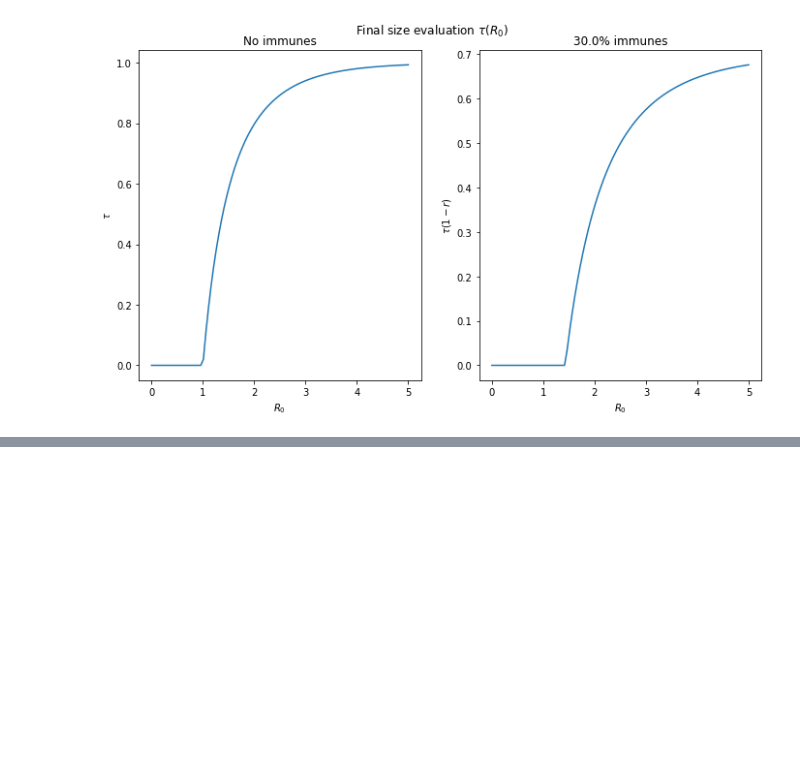
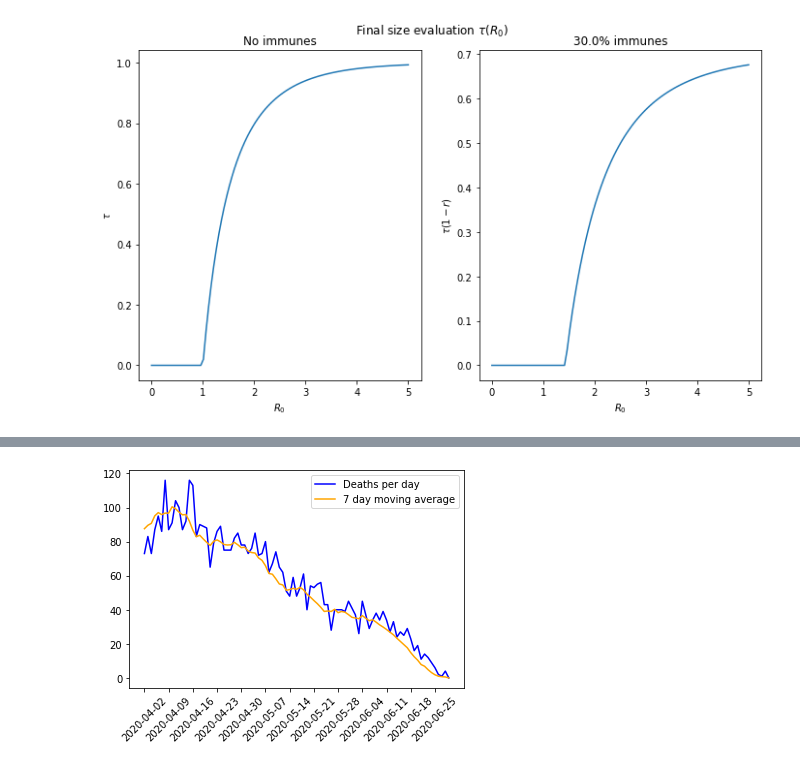
Before and after one commit to erostedt/MT3002-The-Mathematics-and-Statistics-of-Infectious-Disease-Outbreaks, a Jupyter notebook: Project1.ipynb, the cells around one changed output, grey strips where cells are left out. Saved outputs shown, nothing was run; the diff lists cells and outputs as text; code cells hidden in the pictures; blank space fills up the shorter version.

```diff
--- a/Project1.ipynb
+++ b/Project1.ipynb
@@ -180,0 +290,6 @@ print(lsq([0.004, 0.0012, 1/7, 30, 5], incidences))
+# %%
+# Exercise 4a) read from file and find total number of deaths during period.
+rep_triangle = pd.read_csv('rT-covid19-deaths-sweden (1).csv')
+print(rep_triangle)
+total_deaths = int(np.nansum(rep_triangle.loc[:, rep_triangle.columns != 'date'].to_numpy()))
+print('Total deaths:', total_deaths)
@@ -180,0 +314,7 @@ print(lsq([0.004, 0.0012, 1/7, 30, 5], incidences))
+# %%
+# Exercise 4b) part 1, find deaths per day.
+_daily_deaths = np.nansum(rep_triangle.loc[:, rep_triangle.columns != 'date'].to_numpy(), axis=1)
+_daily_deaths = pd.DataFrame(_daily_deaths.astype(int), columns=['deaths'])
+
+deaths_per_day = pd.concat([rep_triangle['date'], _daily_deaths], axis=1)
+print(deaths_per_day)
@@ -180,0 +336,22 @@ print(lsq([0.004, 0.0012, 1/7, 30, 5], incidences))
+# %%
+def ma(signal, window_length):
+    """
+    Calculates moving average by convolving incoming signal with normalized uniform window.
+    :param signal: Incoming signal.
+    :param window_length: Length of normalized uniform window.
+    :return: Ma(window_length) process of the signal.
+    """
+    window = np.ones(window_length) / window_length
+    return np.convolve(signal, window)[window_length-1:]
+# %%
+# Plot Deaths per day with the moving average.
+fig, ax = plt.subplots()
+ax.plot(deaths_per_day['date'], deaths_per_day['deaths'], 'b')
+ax.plot(deaths_per_day['date'], ma(deaths_per_day['deaths'], 7), 'orange')
+date_ticks = deaths_per_day.loc[::7, 'date']
+ax.set_xticks(date_ticks)
+ax.legend(['Deaths per day', '7 day moving average'])
+plt.xticks(rotation=45)
+plt.show()
+# %% [output]
+[figure, added]
```
Also changed, not shown: parts of 13 cells of this notebook.
